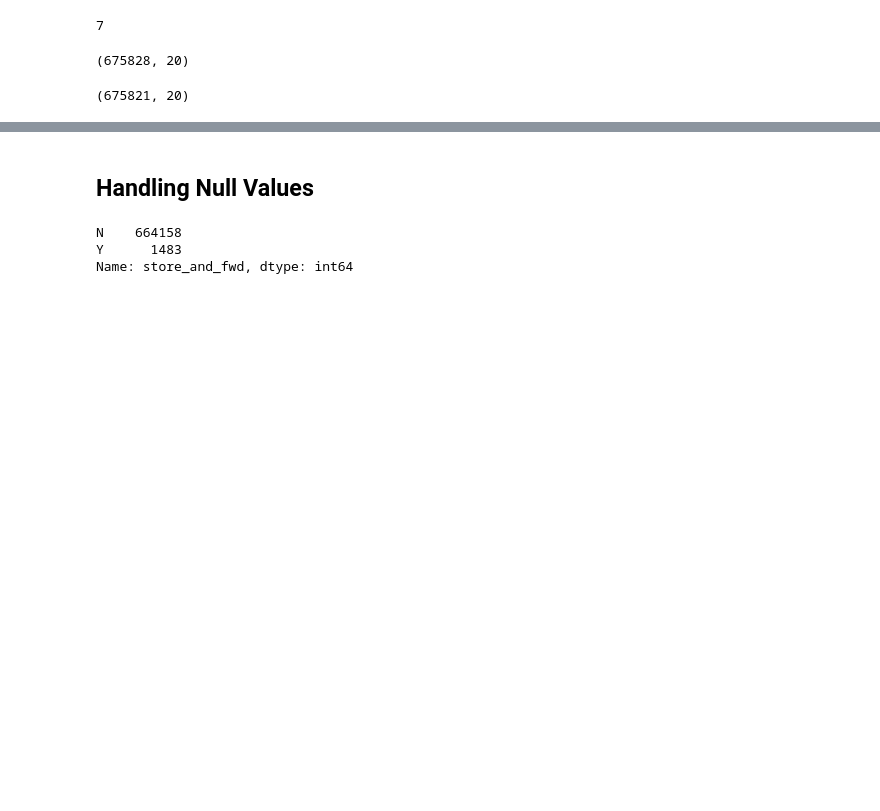
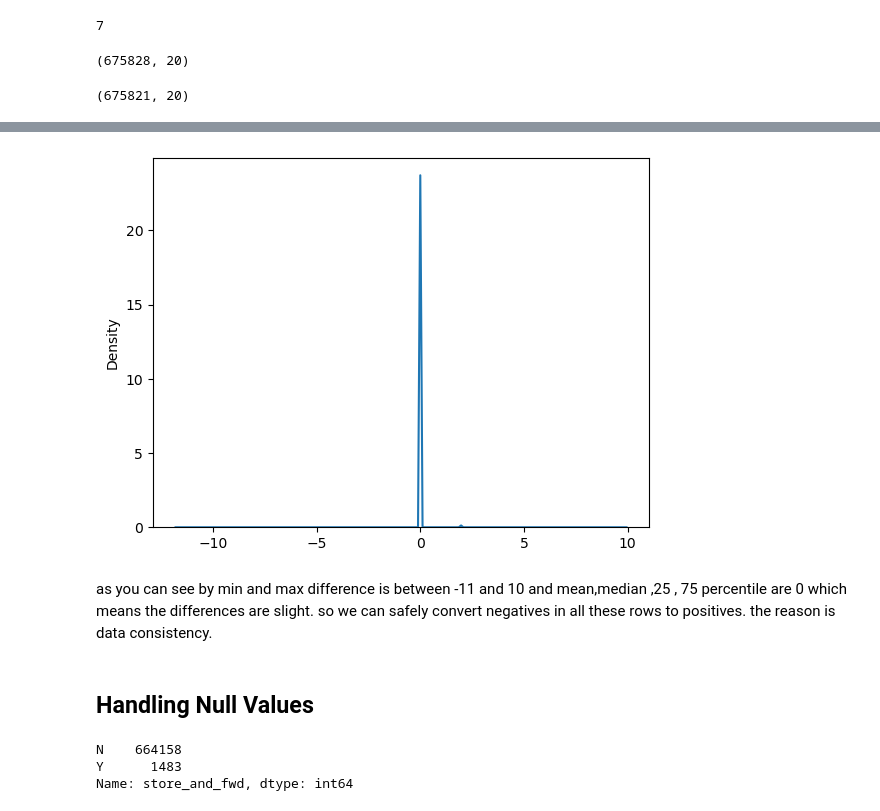
Before and after one commit to Abdullah204/Farecast, a Jupyter notebook: Milestone_1/M1_MET_49-2554_2_8-18.ipynb, the cells around one changed output, grey strips where cells are left out. Cells and saved outputs as stored; diff of their text form; code cells hidden in the pictures; blank space fills up the shorter version.

```diff
--- a/Milestone_1/M1_MET_49-2554_2_8-18.ipynb
+++ b/Milestone_1/M1_MET_49-2554_2_8-18.ipynb
@@ -458,0 +517,2 @@ df.shape
+# %%
+difference = (df["total_amount"] - df["extra"] - df["fare_amount"] - df["improvement_surcharge"] - df["tolls_amount"] - df["tip_amount"] - df["mta_tax"])
@@ -458,0 +531,10 @@ df.shape
+# %%
+def visualize_single_feature(feat):
+    sns.kdeplot(feat)
+    plt.show()
+# %%
+visualize_single_feature(difference)
+# %% [output]
+[figure, added]
+# %% [markdown]
+as you can see by min and max difference is between -11 and 10 and mean,median ,25 , 75 percentile are 0 which means the differences are slight. so we can safely convert negatives in all these rows to positives. the reason is data consistency.
```
Also changed, not shown: parts of 58 cells of this notebook.
